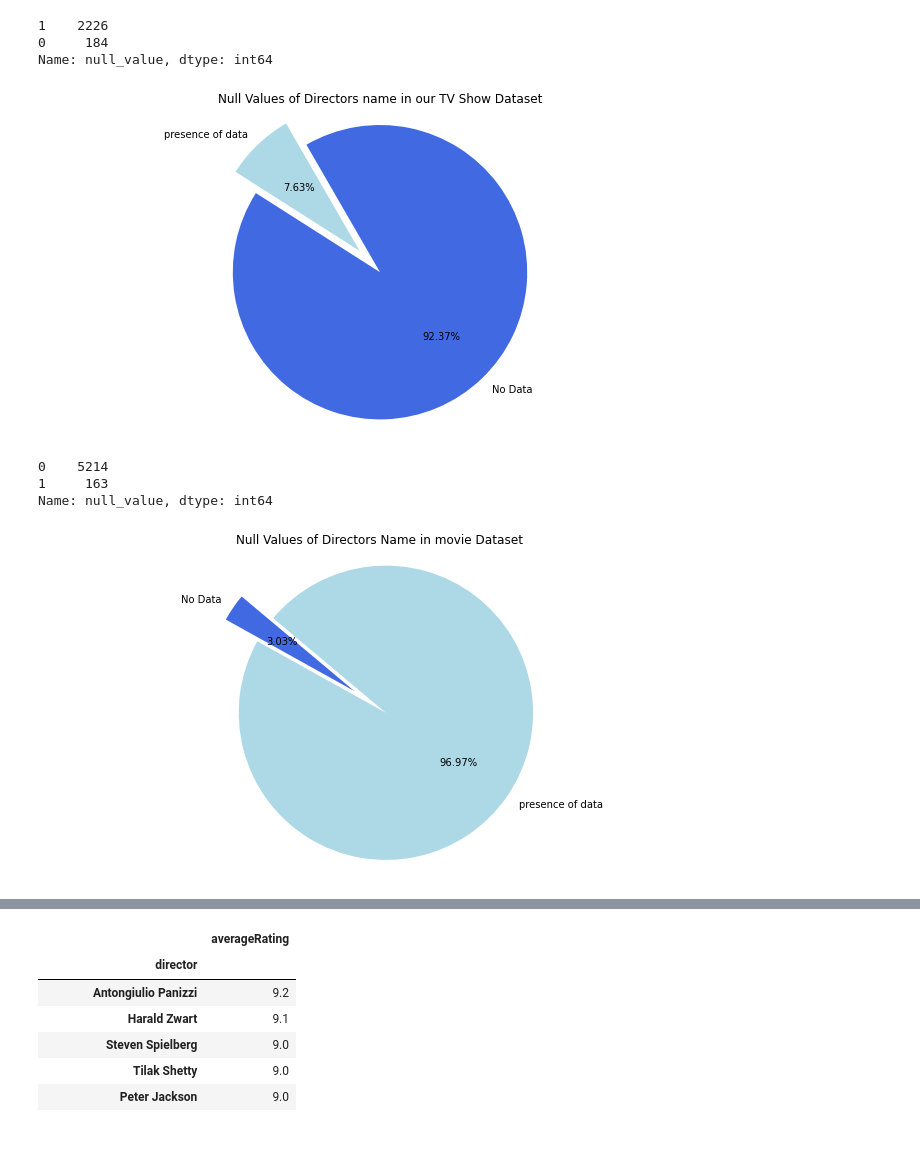
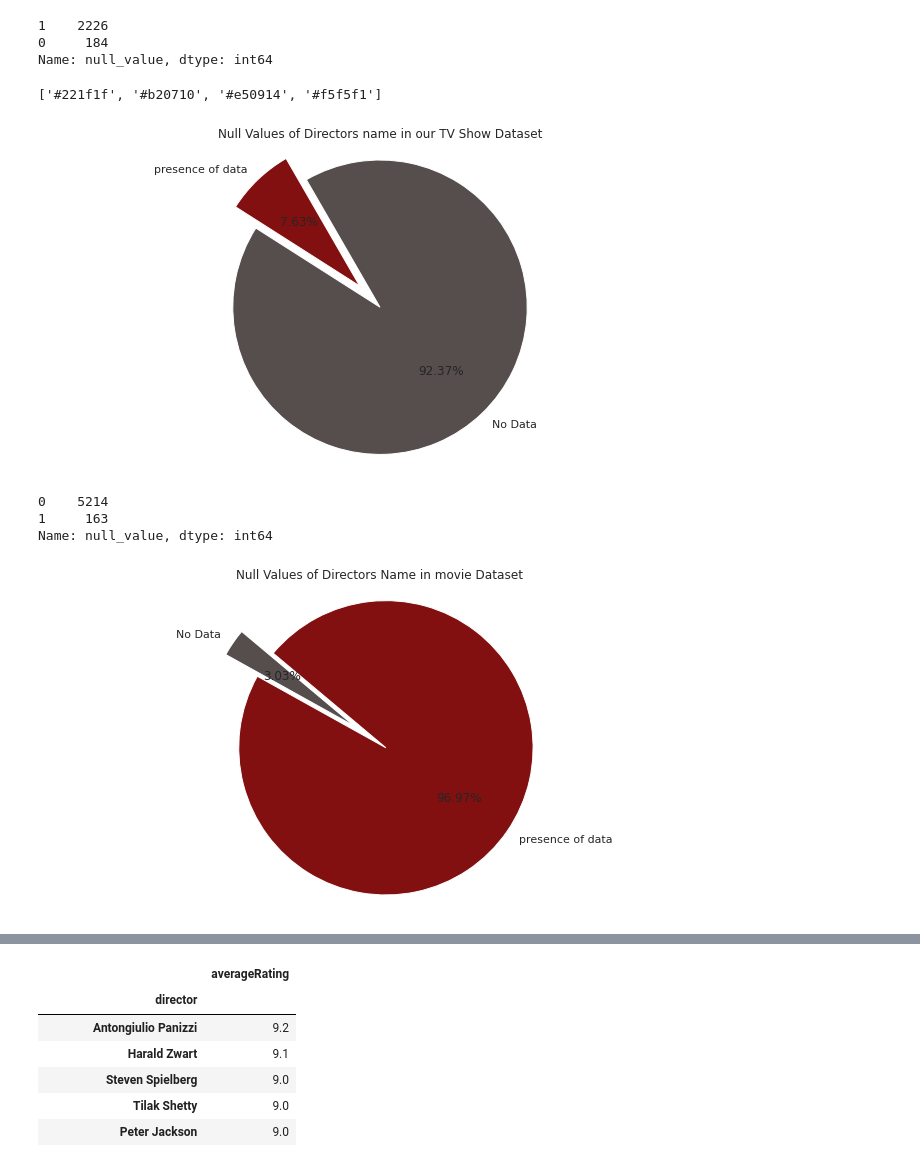
Before and after one commit to rubeshajith/NETFLIX-MOVIES-AND-TV-SHOWS-CLUSTERING, a Jupyter notebook: NETFLIX_MOVIES_AND_TV_SHOWS_CLUSTERING.ipynb, the cells around one changed output, grey strips where cells are left out. Cells and saved outputs as stored; diff of their text form; code cells hidden in the pictures.

```diff
--- a/NETFLIX_MOVIES_AND_TV_SHOWS_CLUSTERING.ipynb
+++ b/NETFLIX_MOVIES_AND_TV_SHOWS_CLUSTERING.ipynb
@@ -236,6 +236,7 @@ df['country'] = df['country'].fillna(df['country'].mode()[0])
 df['cast'] = df['cast'].fillna("No Data")
 df['director'] = df['director'].fillna("No Data")
 df['averageRating'] = df['averageRating'].fillna(0)
+df['runtimeMinutes'] = df['runtimeMinutes'].fillna(0)
 # %%
 df[df["rating"].isna()]
 # %% [output]
@@ -375,7 +369,7 @@ array(['Adults', 'Teens', 'Older Kids', 'Kids'], dtype=object)
 # Data Visualization
 # %%
 netflix_color_code = ['#221f1f','#b20710','#e50914','#f5f5f1']
-netflix_palette = sns.set_palette(sns.color_palette(netflix_color_code))\
+netflix_palette = sns.set_palette(sns.color_palette(netflix_color_code))
 # %%
 df['type'].value_counts()
 # %% [output]
@@ -553,6 +627,10 @@ tv_show_df["null_value"].value_counts()
 1    2226
 0     184
 Name: null_value, dtype: int64
+# %%
+netflix_color_code
+# %% [output]
+['#221f1f', '#b20710', '#e50914', '#f5f5f1']
 # %%
 plt.figure(figsize=(12, 6))
 labels=['presence of data', 'No Data']
@@ -562,7 +640,7 @@ plt.title('Null Values of Directors name in our TV Show Dataset')
 plt.axis('equal')
 plt.show()
 # %% [output]
-[figure, old version]
+[figure, new version]
 # %%
 movie_df["null_value"] = movie_df["director"].apply(lambda x: 1 if x== "No Data" else 0)
 movie_df["null_value"].value_counts()
@@ -573,13 +651,13 @@ Name: null_value, dtype: int64
 # %%
 plt.figure(figsize=(12, 6))
 labels=['No Data','presence of data']
 plt.pie(movie_df["null_value"].value_counts().sort_values(),labels=labels,explode=[0.13,0.13],
-        autopct='%1.2f%%',colors=['royalblue','lightblue'], startangle=140)
+        autopct='%1.2f%%',colors=['#564d4d','#831010'], startangle=140)
 plt.title('Null Values of Directors Name in movie Dataset')
 plt.axis('equal')
 plt.show()
 # %% [output]
-[figure, old version]
+[figure, new version]
 # %%
 movie_directors = movie_df[(movie_df["director"] != "No Data") & (movie_df["averageRating"]>= 8)]
 movie_directors["director"] = movie_directors["director"].str.split(", ")
```
Also changed, not shown: parts of 27 cells of this notebook.
